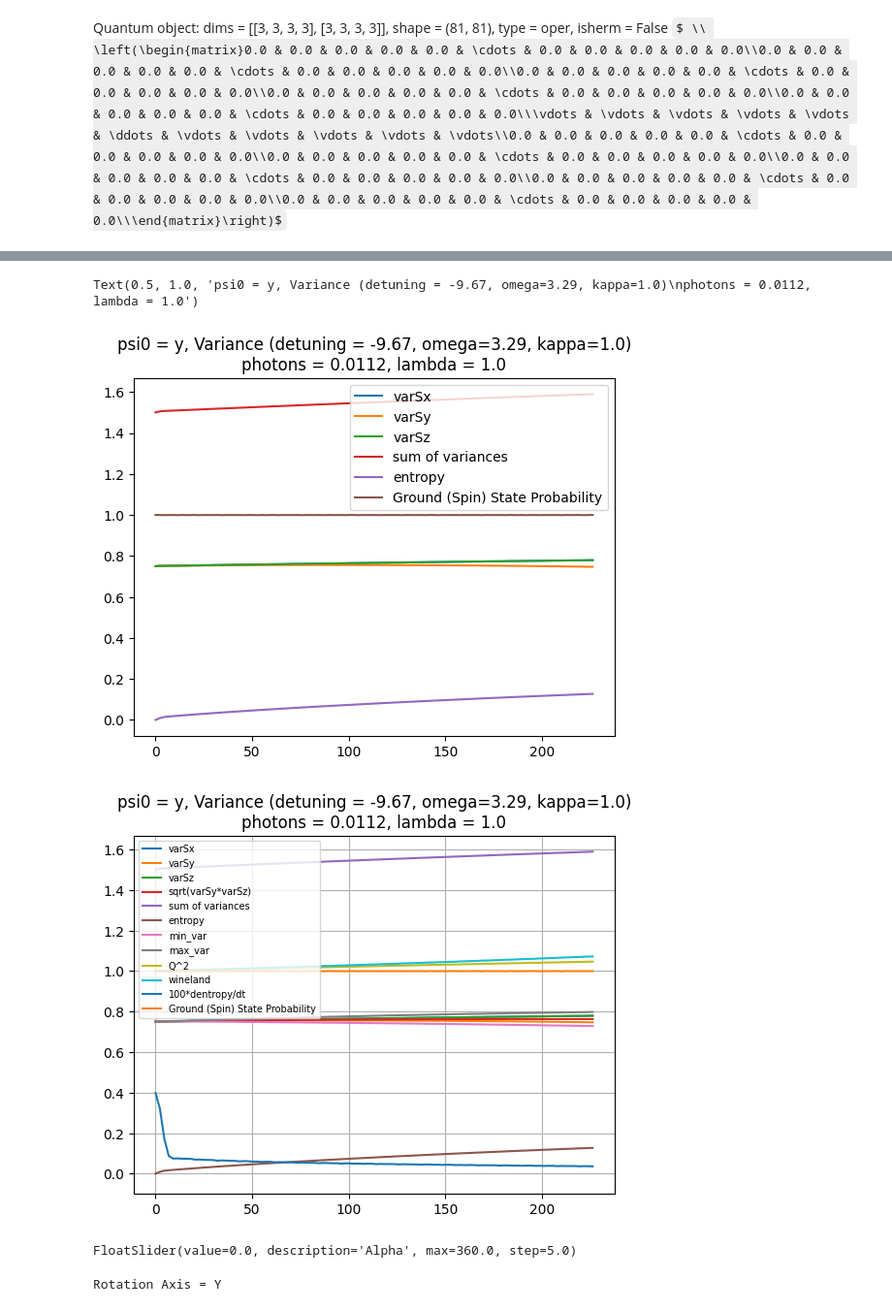
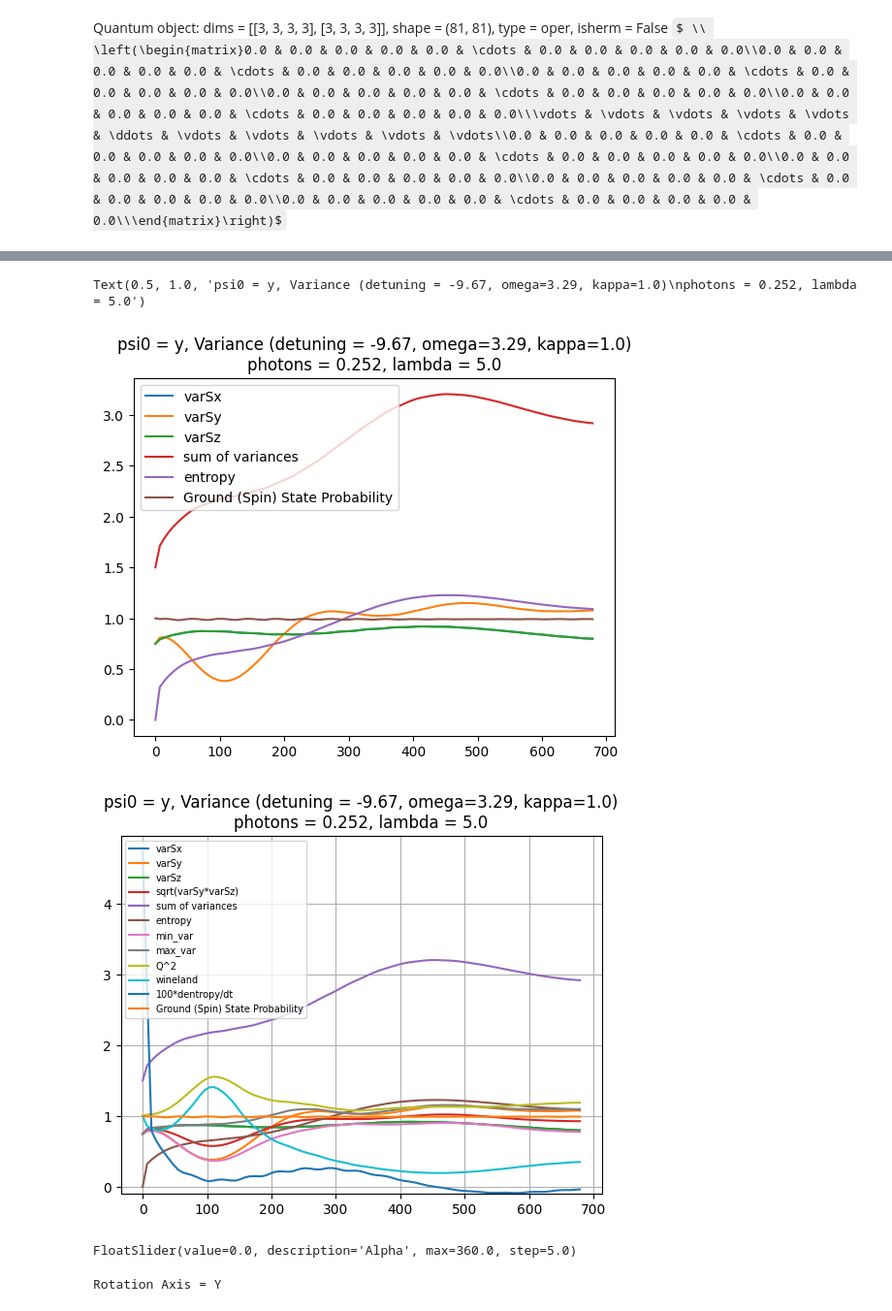
Before and after one commit to collegefishies/Atom-Cavity-Interactions, a Jupyter notebook: interaction_picture_many_atoms_w_rotation.ipynb, the cells around one changed output, grey strips where cells are left out. Shown: that part at 97% size. Saved outputs shown, nothing was run; the diff lists cells and outputs as text; code cells hidden in the pictures; some formulas as TeX source.

```diff
--- a/interaction_picture_many_atoms_w_rotation.ipynb
+++ b/interaction_picture_many_atoms_w_rotation.ipynb
@@ -135,7 +135,7 @@ omega = omega_si/scale
 omega = kappa*3.28688
 # Lambda = 0.1*kappa
 detuning = -9.6703*kappa
-Lambda = 1*kappa
+Lambda = 5*kappa
 # Lambda = g
 #print parameters
 print("g: ", g)
@@ -201,7 +201,7 @@ print(sy.dims)
 print(sz.dims)
 
 opts = qutip.solver.Options(nsteps=12000)
-T = 360
+T = 360*3
 solution = mesolve(
     H=H,
     rho0=rho0,
@@ -377,8 +377,8 @@ ax.plot(t, norm, label="Ground (Spin) State Probability")
 ax.legend()
 ax.set_title(f"psi0 = {spin_state}, Variance (detuning = {detuning:0.3}, omega={omega:0.3}, kappa={kappa:0.3})\nphotons = {np.mean(photons):0.3}, lambda = {Lambda:0.3}")
 # %% [output]
-Text(0.5, 1.0, 'psi0 = y, Variance (detuning = -9.67, omega=3.29, kappa=1.0)\nphotons = 0.0112, lambda = 1.0')
+Text(0.5, 1.0, 'psi0 = y, Variance (detuning = -9.67, omega=3.29, kappa=1.0)\nphotons = 0.252, lambda = 5.0')
-[figure, old version]
+[figure, new version]
 # %%
 axis = 'Y'
 
@@ -433,35 +433,35 @@ stdVar = Natoms/4
 Qsq = np.sqrt(s_maxmax/s_minmin)
 contrast = np.sqrt(sx**2 + sy**2 + sz**2)/(N/2)
 area = np.sqrt(s_maxmax*s_minmin)/stdVar
-wineland_parameter = Qsq/(contrast**2 * area)
+wineland_parameter = Qsq*contrast**2/(area)
 
 
 fig, ax = plt.subplots()
 ax.plot(t, sxx - sx**2, label="varSx")
 ax.plot(t, syyp, label="varSy")
 ax.plot(t, szzp, label="varSz")
 ax.plot(t,np.sqrt(syyp*szzp), label='sqrt(varSy*varSz)')
 ax.plot(t, sxx + syy + szz - sx**2 - sy**2 - sz**2, label="sum of variances")
 ax.plot(t, entropy, label="entropy")
 ax.plot(t, s_minmin, label ='min_var')
 ax.plot(t, s_maxmax, label ='max_var')
 ax.plot(t, Qsq, label='Q^2')
 ax.plot(t, wineland_parameter, label='wineland')
 ax.plot(t, 100*np.gradient(entropy, t), label="100*dentropy/dt")
 ax.plot(t, norm, label="Ground (Spin) State Probability")
 ax.set_ylim(-0.1,None)
 
 ax.legend(fontsize=fs)
 ax.set_title(f"psi0 = {spin_state}, Variance (detuning = {detuning:0.3}, omega={omega:0.3}, kappa={kappa:0.3})\nphotons = {np.mean(photons):0.3}, lambda = {Lambda:0.3}")
 ax.grid(True)
 plt.show()
 display(slider)
 print(f"Rotation Axis = {axis}")
 
 # Connect the slider to the update function using the observe method
 slider.observe(lambda change: update(change.new), names='value')
 # %% [output]
-[figure, old version]
+[figure, new version]
 FloatSlider(value=0.0, description='Alpha', max=360.0, step=5.0)
 Rotation Axis = Y
 # %%
```
Also changed, not shown: parts of 6 cells of this notebook, 1 other file.
